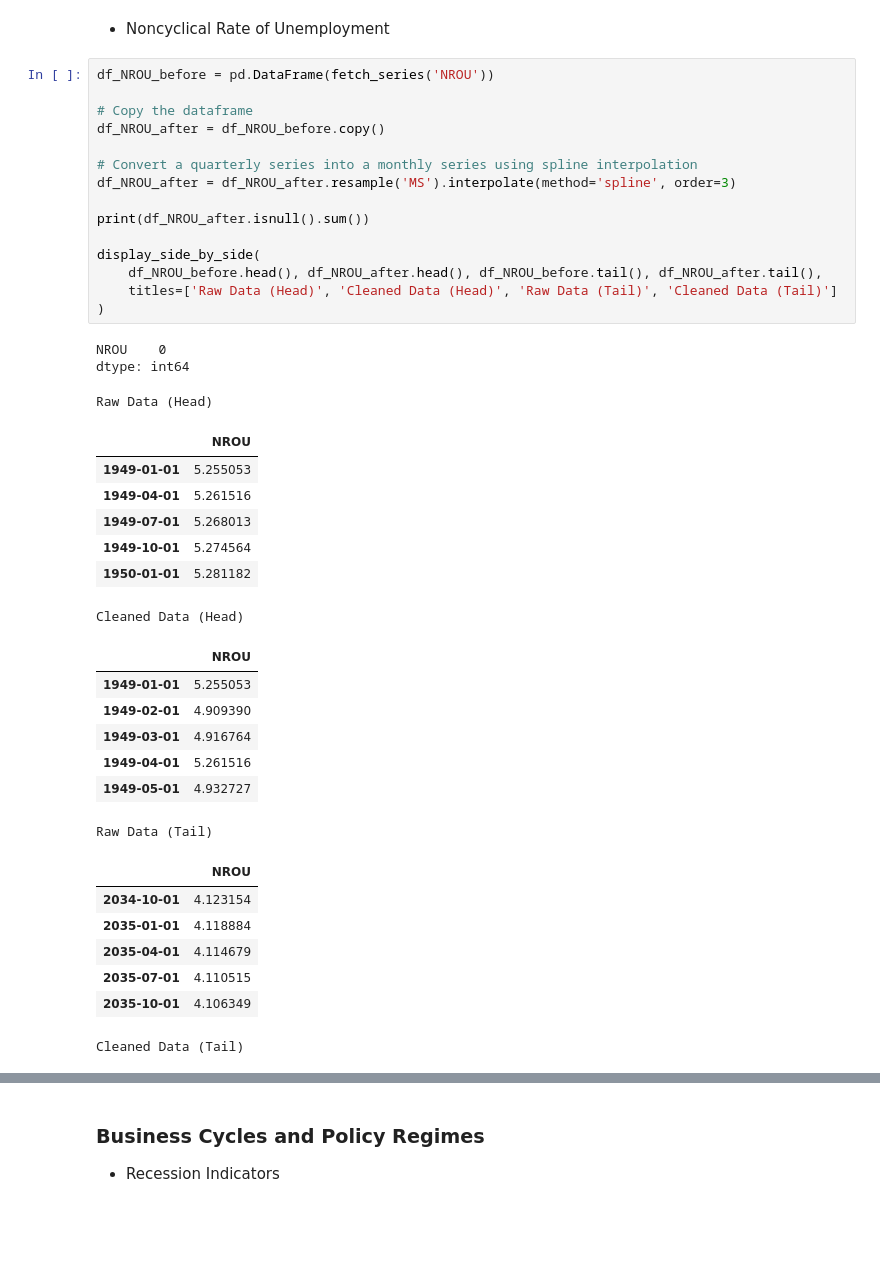
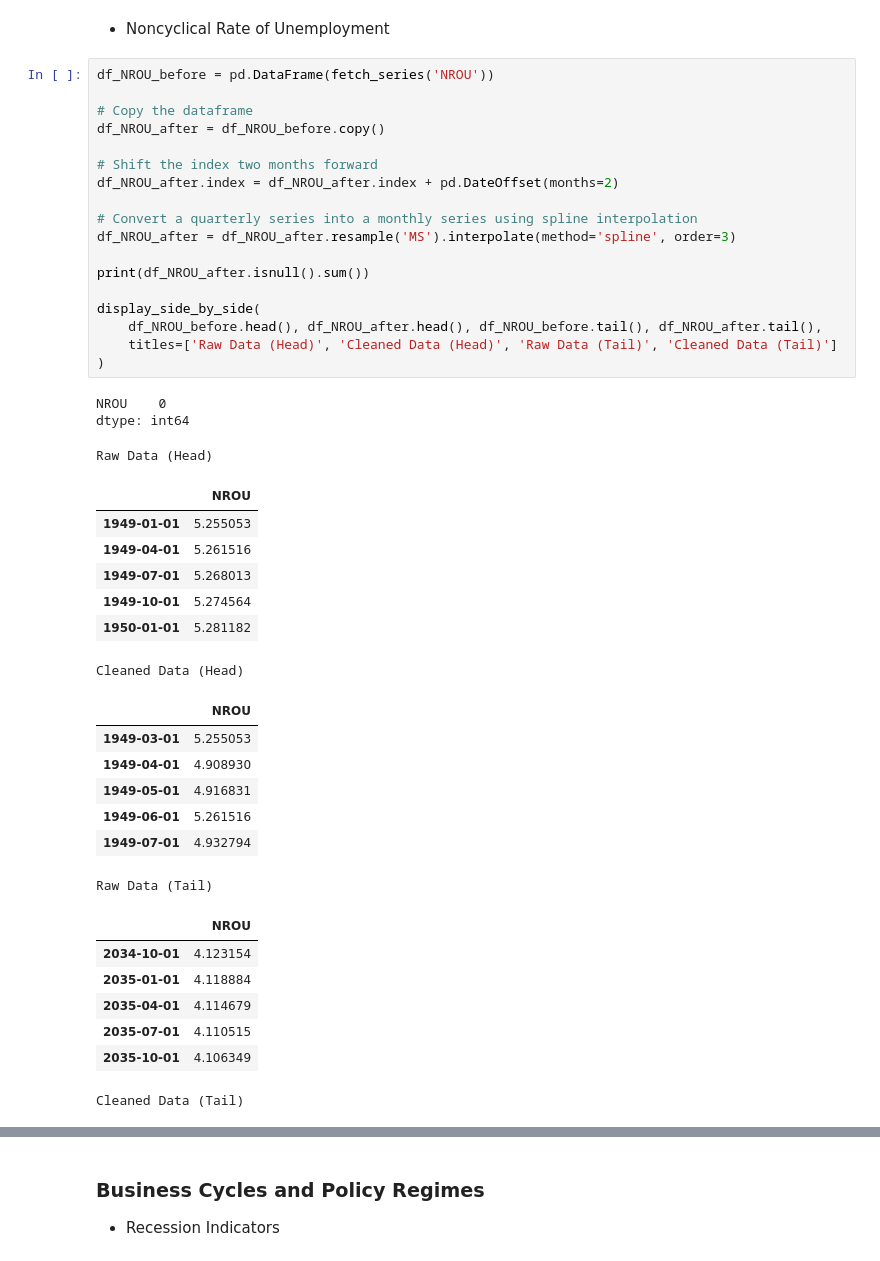
Before and after one commit to taso5789/ds-project-portfolio, a Jupyter notebook: code/1_DataPrep_EDA.ipynb, the cells around one changed output, grey strips where cells are left out. Saved outputs shown, nothing was run; the diff lists cells and outputs as text; blank space fills up the shorter version.

```diff
--- a/code/1_DataPrep_EDA.ipynb
+++ b/code/1_DataPrep_EDA.ipynb
@@ -172,35 +172,38 @@ Cleaned Data (Tail)
 # %%
 df_NROU_before = pd.DataFrame(fetch_series('NROU'))
 
 # Copy the dataframe
 df_NROU_after = df_NROU_before.copy()
+
+# Shift the index two months forward
+df_NROU_after.index = df_NROU_after.index + pd.DateOffset(months=2)
 
 # Convert a quarterly series into a monthly series using spline interpolation
 df_NROU_after = df_NROU_after.resample('MS').interpolate(method='spline', order=3)
 
 print(df_NROU_after.isnull().sum())
 
 display_side_by_side(
     df_NROU_before.head(), df_NROU_after.head(), df_NROU_before.tail(), df_NROU_after.tail(),
     titles=['Raw Data (Head)', 'Cleaned Data (Head)', 'Raw Data (Tail)', 'Cleaned Data (Tail)']
 )
 # %% [output]
 NROU    0
 dtype: int64
 Raw Data (Head)
 |  | NROU |
 | 1949-01-01 | 5.255053 |
 | 1949-04-01 | 5.261516 |
 | 1949-07-01 | 5.268013 |
 | 1949-10-01 | 5.274564 |
 | 1950-01-01 | 5.281182 |
 Cleaned Data (Head)
 |  | NROU |
-| 1949-01-01 | 5.255053 |
-| 1949-02-01 | 4.909390 |
-| 1949-03-01 | 4.916764 |
-| 1949-04-01 | 5.261516 |
-| 1949-05-01 | 4.932727 |
+| 1949-03-01 | 5.255053 |
+| 1949-04-01 | 4.908930 |
+| 1949-05-01 | 4.916831 |
+| 1949-06-01 | 5.261516 |
+| 1949-07-01 | 4.932794 |
 Raw Data (Tail)
 |  | NROU |
 | 2034-10-01 | 4.123154 |
```
Also changed, not shown: parts of 8 cells of this notebook, 39 other files.
